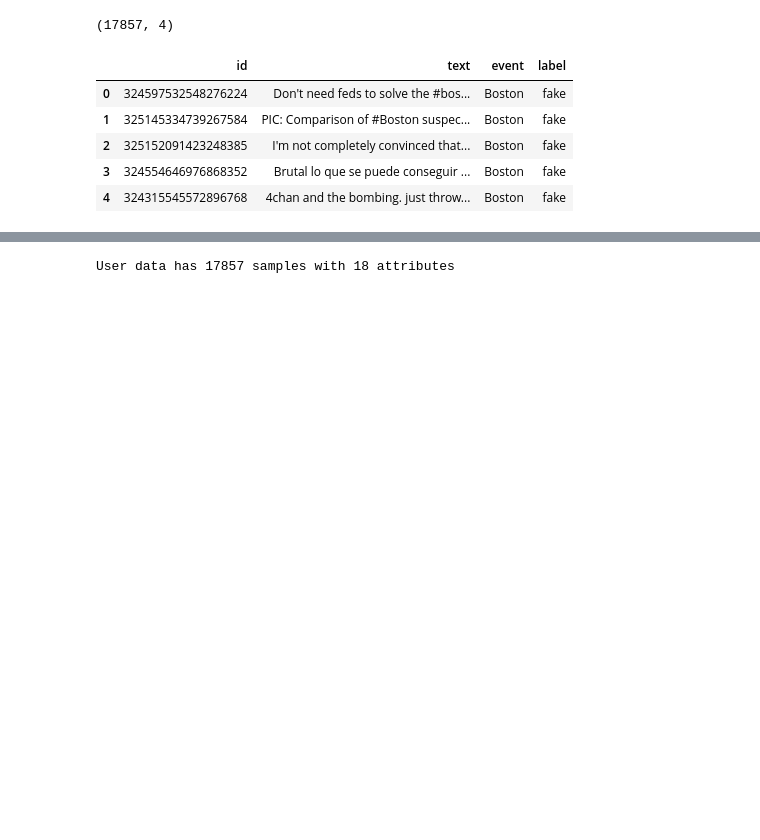
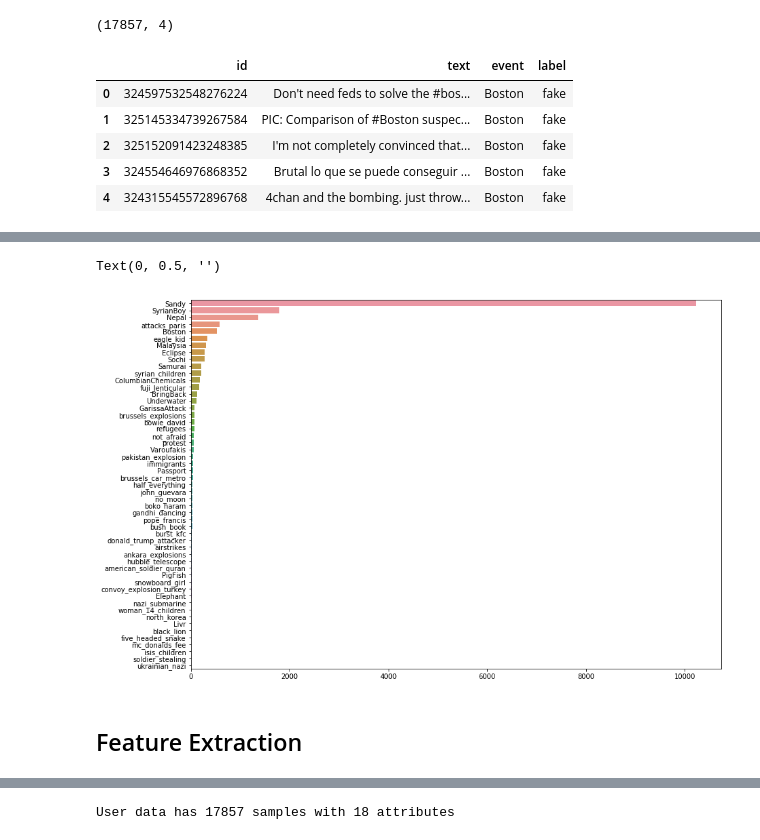
Before and after one commit to christinabo/spot-the-fake, a Jupyter notebook: fake_or_real.ipynb, the cells around one changed output, grey strips where cells are left out. Saved outputs shown, nothing was run; the diff lists cells and outputs as text; code cells hidden in the pictures; blank space fills up the shorter version.

```diff
--- a/fake_or_real.ipynb
+++ b/fake_or_real.ipynb
@@ -37,0 +58,11 @@ data.head()
+# %%
+fig, ax = plt.subplots(1, 1, figsize=(14, 10))
+ax = sns.countplot(y='event', data=data, order=data['event'].value_counts().index)
+#ax.set_xticklabels(['No', 'Yes'])
+ax.set_xlabel('')
+ax.set_ylabel('')
+# %% [output]
+Text(0, 0.5, '')
+[figure, added]
+# %% [markdown]
+## Feature Extraction
```
Also changed, not shown: parts of 29 cells of this notebook, 3 other files.
